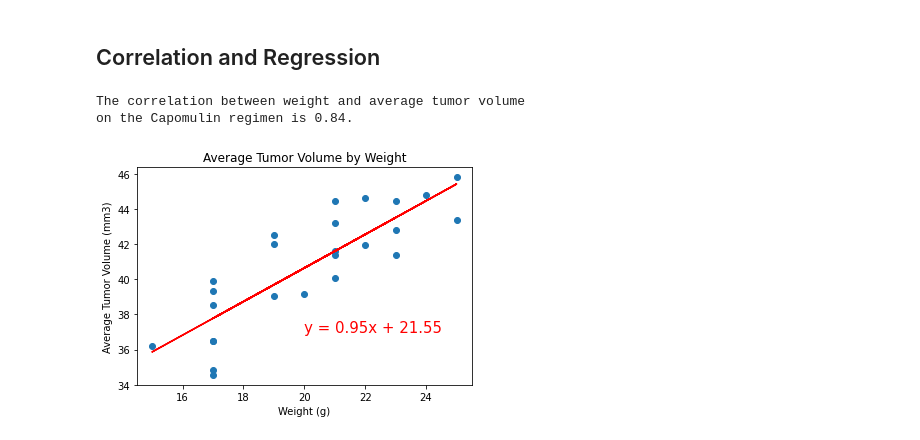
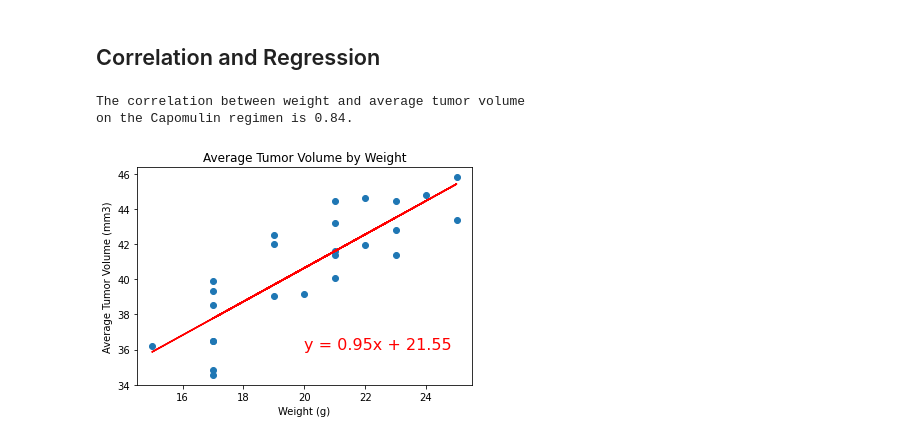
Before and after one commit to mirahmed07/matplotlib-challenge, a Jupyter notebook: pymaceuticals.ipynb, the cells around one changed output. Drawn from its saved outputs; the diff is of its cells as text; code cells hidden in the pictures.

```diff
--- a/pymaceuticals.ipynb
+++ b/pymaceuticals.ipynb
@@ -356,32 +355,32 @@ plt.show()
 # for mouse weight and average tumor volume for the Capomulin regimen
 x = avg_tum_vol_df['Weight (g)']
 y = avg_tum_vol_df['avg_tum_vol']
 
 correlation = st.pearsonr(x,y)
 
 # Print the answer to above calculation
 print(f"""The correlation between weight and average tumor volume
 on the Capomulin regimen is {round(correlation[0],2)}.""")
 
 # Calculate linear regression
 (slope, intercept, rvalue, pvalue, stderr) = linregress(x, y)
 regress_values = x * slope + intercept
 line_eq = "y = " + str(round(slope,2)) + "x + " + str(round(intercept,2))
 
 # Plot linear regression on top of scatter plot
 plt.scatter(x,y)
 plt.plot(x,regress_values,"r-")
 
 # Annotate linear regression
-plt.annotate(line_eq,(20,37),fontsize=15,color="red")
+plt.annotate(line_eq,(20,36),fontsize=16,color="red")
 
 # Add labels and title to plot
 plt.xlabel("Weight (g)")
 plt.ylabel("Average Tumor Volume (mm3)")
 plt.title('Average Tumor Volume by Weight')
 plt.savefig("Images/scatter_line_plot.png")
 plt.show()
 # %% [output]
 The correlation between weight and average tumor volume
 on the Capomulin regimen is 0.84.
-[figure, old version]
+[figure, new version]
```
Also changed, not shown: parts of 1 cell of this notebook.
